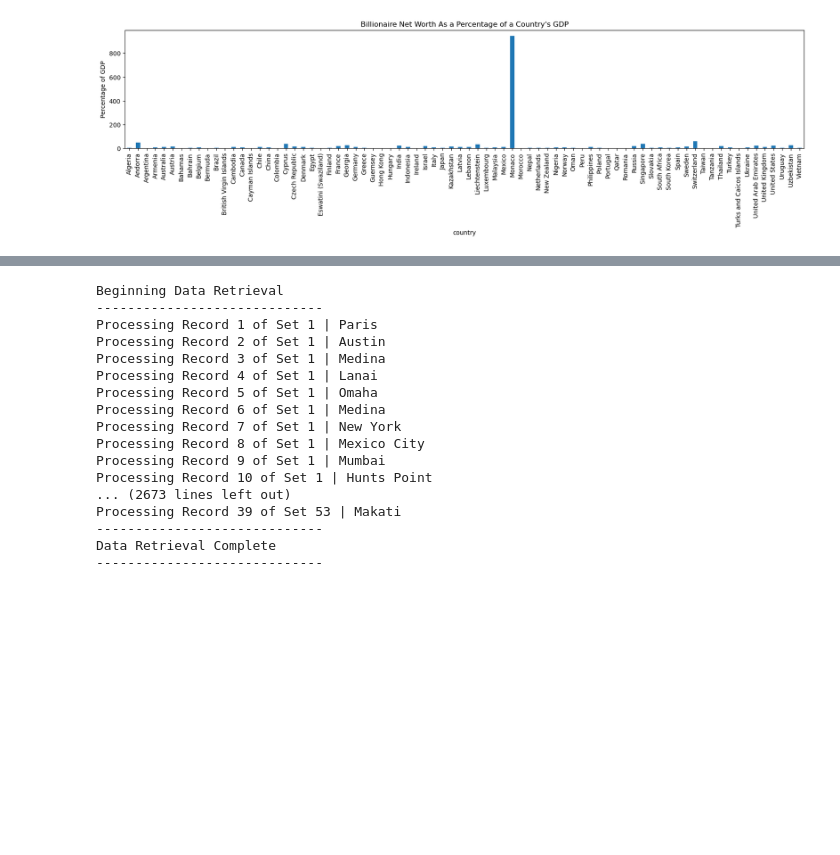
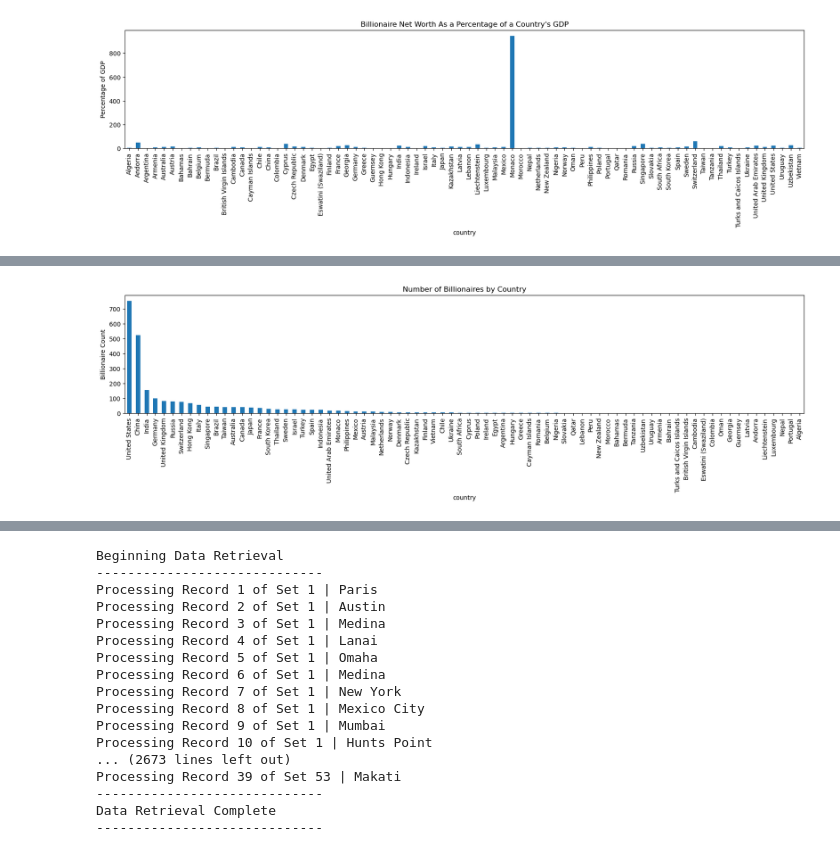
Before and after one commit to Kdata249/Project-1, a Jupyter notebook: Billionaire_Data.ipynb, the cells around one changed output, grey strips where cells are left out. Cells and saved outputs as stored; diff of their text form; code cells hidden in the pictures; blank space fills up the shorter version.

```diff
--- a/Billionaire_Data.ipynb
+++ b/Billionaire_Data.ipynb
@@ -68,4 +78,11 @@ plt.savefig("Output/GDPtoFWrmvOutlier")
-# %%
-data_df['city_lat'] = ''
-data_df['city_lon'] = ''
-data_copy = data_df.copy()
+# %%
+billionaire_count = data_df.groupby("country")["personName"].count()
+billionaire_count
+
+billionaire_count = billionaire_count.sort_values(ascending = False)
+billionaire_count.plot(kind = 'bar', figsize=(20,3.5))
+plt.title("Number of Billionaires by Country")
+plt.ylabel("Billionaire Count")
+plt.savefig("Output/BillionaireCount")
+# %% [output]
+[figure, added]
```
Also changed, not shown: parts of 8 cells of this notebook, 1 other file.
